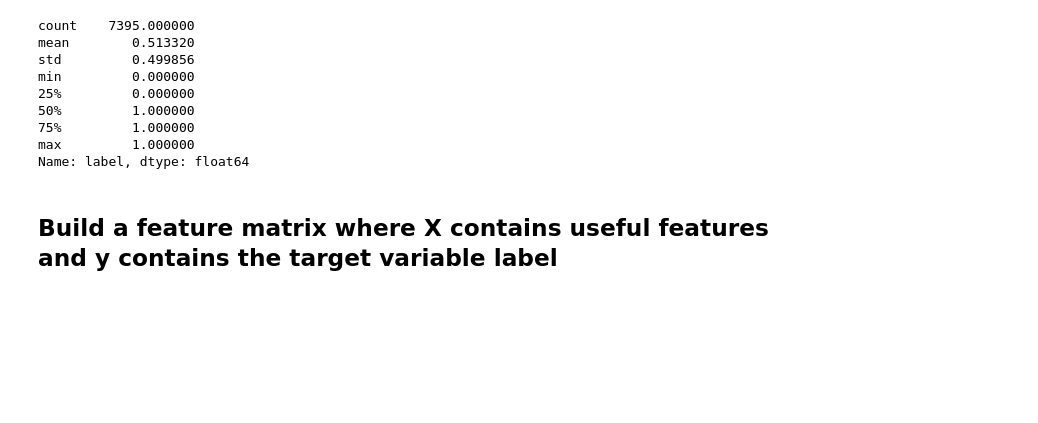
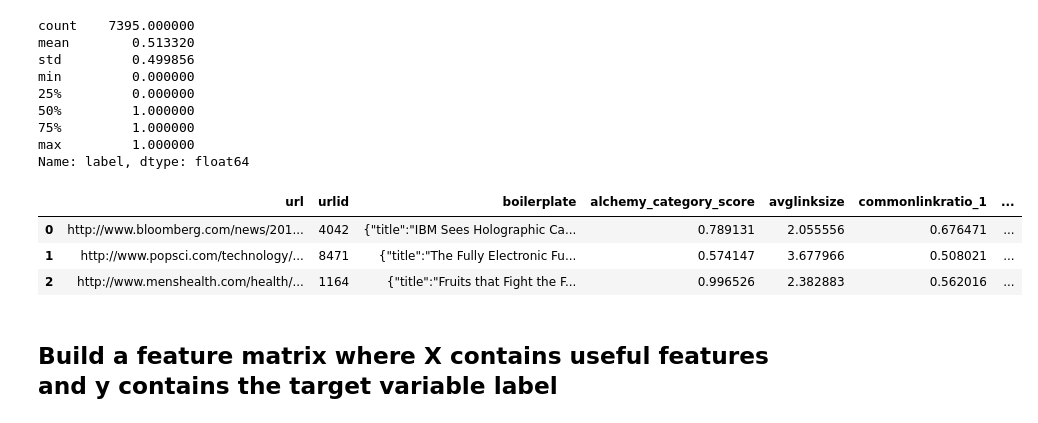
Before and after one commit to cgeppig/DSI_week_03, a Jupyter notebook: Logistic regression model fit lab.ipynb, the cells around one changed output. Cells and saved outputs as stored; diff of their text form; code cells hidden in the pictures; blank space fills up the shorter version.

```diff
--- a/Logistic regression model fit lab.ipynb
+++ b/Logistic regression model fit lab.ipynb
@@ -16,3 +27,5 @@ evergreen['title'] = evergreen.boilerplate.map(lambda x: json.loads(x).get('titl
 evergreen['body'] = evergreen.boilerplate.map(lambda x: json.loads(x).get('body', ''))
 # %%
 evergreen = pd.get_dummies(evergreen, columns=['alchemy_category'])
+# %%
+evergreen['is_recipe'] = evergreen['title'].fillna('').str.contains('recipe')
@@ -47,6 +82,13 @@ min         0.000000
 75%         1.000000
 max         1.000000
 Name: label, dtype: float64
+# %%
+evergreen.head(3)
+# %% [output]
+|  | url | urlid | boilerplate | alchemy_category_score | avglinksize | commonlinkratio_1 | ... |
+| 0 | http://www.bloomberg.com/news/201... | 4042 | {"title":"IBM Sees Holographic Ca... | 0.789131 | 2.055556 | 0.676471 | ... |
+| 1 | http://www.popsci.com/technology/... | 8471 | {"title":"The Fully Electronic Fu... | 0.574147 | 3.677966 | 0.508021 | ... |
+| 2 | http://www.menshealth.com/health/... | 1164 | {"title":"Fruits that Fight the F... | 0.996526 | 2.382883 | 0.562016 | ... |
 # %% [markdown]
 ## Build a feature matrix where X contains useful features and y contains the target variable label
 # %%
```
Also changed, not shown: parts of 16 cells of this notebook, 3 other files.
